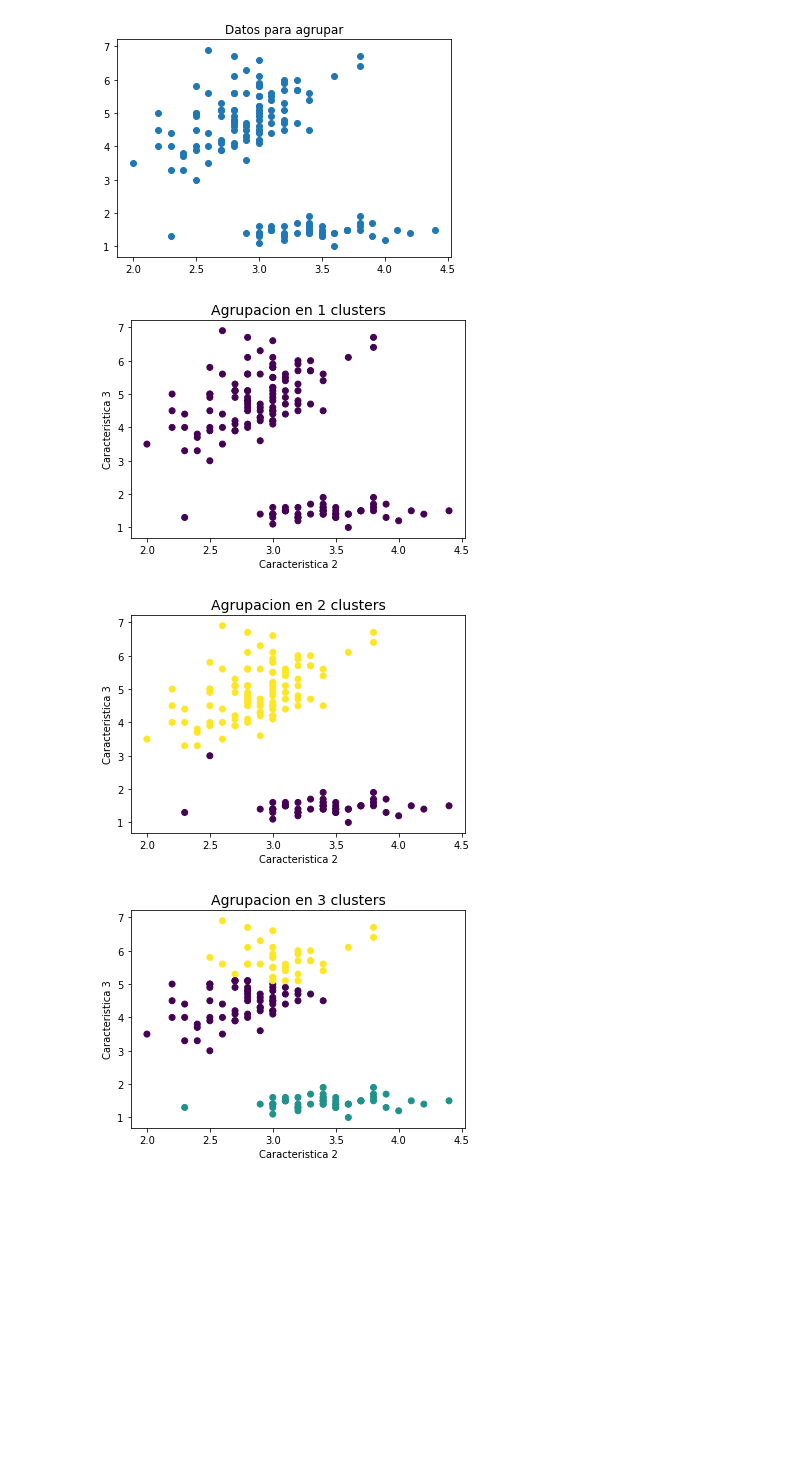
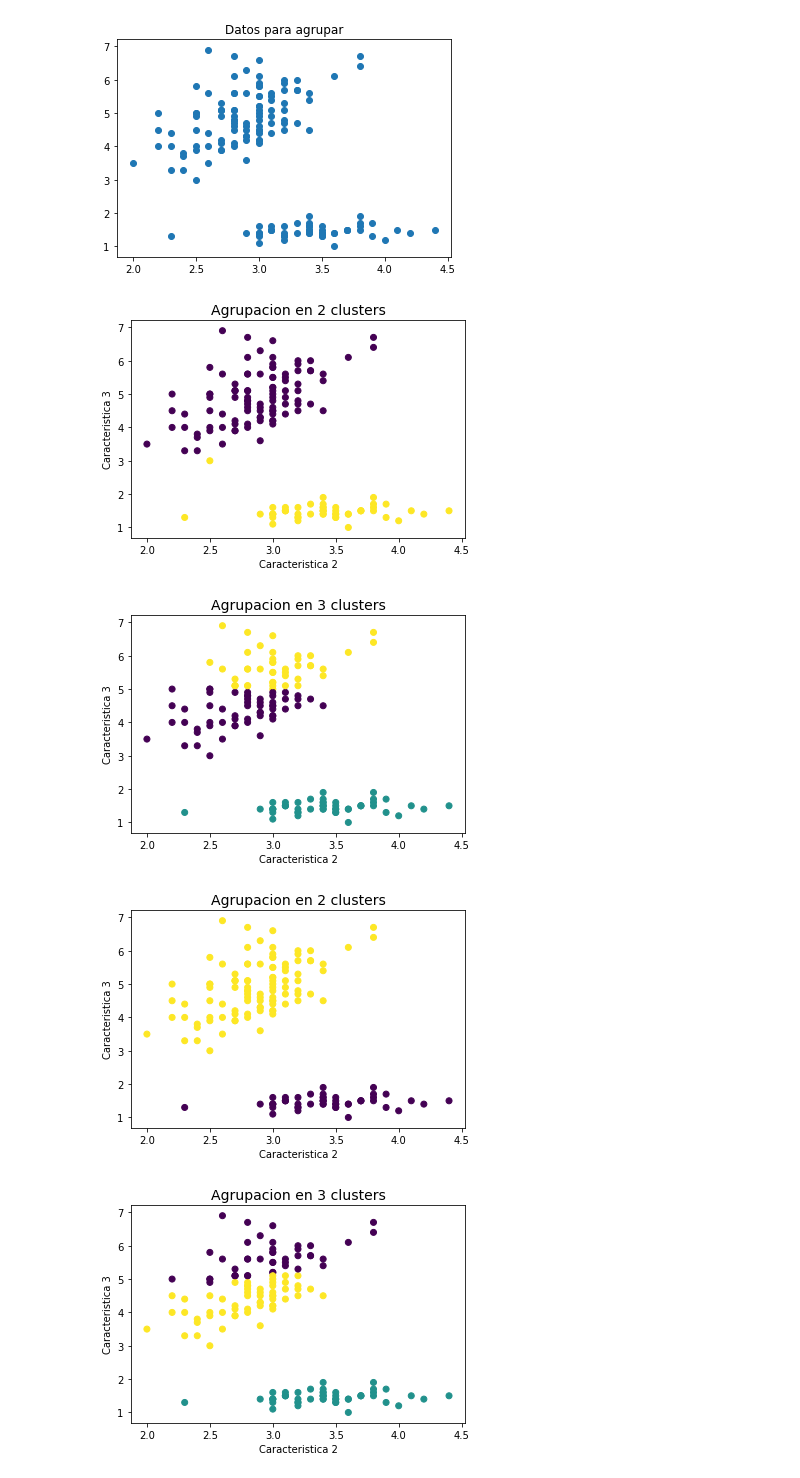
Before and after one commit to Sadimfinity/Simulation_Course, a Jupyter notebook: Labs/Lab_3/Lab_3.1_K_means.ipynb, the cells around one changed output. Cells and saved outputs as stored; diff of their text form; code cells hidden in the pictures; blank space fills up the shorter version.

```diff
--- a/Labs/Lab_3/Lab_3.1_K_means.ipynb
+++ b/Labs/Lab_3/Lab_3.1_K_means.ipynb
@@ -269,16 +255,37 @@ plt.show
 [figure]
 # %%
 from sklearn.cluster import KMeans
-for M in range(1,4):
+for M in range(2,4):
     kmeans = KMeans(init='k-means++', n_clusters=M, n_init=1)
     kmeans.fit(Xclustering)
     Y = kmeans.predict(Xclustering)
     plt.figure()
     plt.title('Agrupacion en %d clusters' % M, fontsize=14)
     plt.xlabel('Caracteristica 2')
     plt.ylabel('Caracteristica 3')
     plt.scatter(Xclustering[:,0], Xclustering[:,1], c=Y);
+
+for M in range(2,4):
+    gmm = GaussianMixture(n_components=M, covariance_type='full')
+    gmm.fit(Xclustering)
+    Y = gmm.predict(Xclustering)
+    plt.figure()
+    plt.title('Agrupacion en %d clusters' % M, fontsize=14)
+    plt.xlabel('Caracteristica 2')
+    plt.ylabel('Caracteristica 3')
+    plt.scatter(Xclustering[:,0], Xclustering[:,1], c=Y);
+
+for M in range(2,4):
+    gmm = GaussianMixture(n_components=M, covariance_type='diag')
+    gmm.fit(Xclustering)
+    Y = gmm.predict(Xclustering)
+    plt.figure()
+    plt.title('Agrupacion en %d clusters' % M, fontsize=14)
+    plt.xlabel('Caracteristica 2')
+    plt.ylabel('Caracteristica 3')
+    plt.scatter(Xclustering[:,0], Xclustering[:,1], c=Y);
 # %% [output]
-[figure, old version]
+[figure, new version]
-[figure, old version]
+[figure, new version]
-[figure, old version]
+[figure, new version]
+[figure, added]
```
Also changed, not shown: parts of 8 cells of this notebook, 1 other file.
